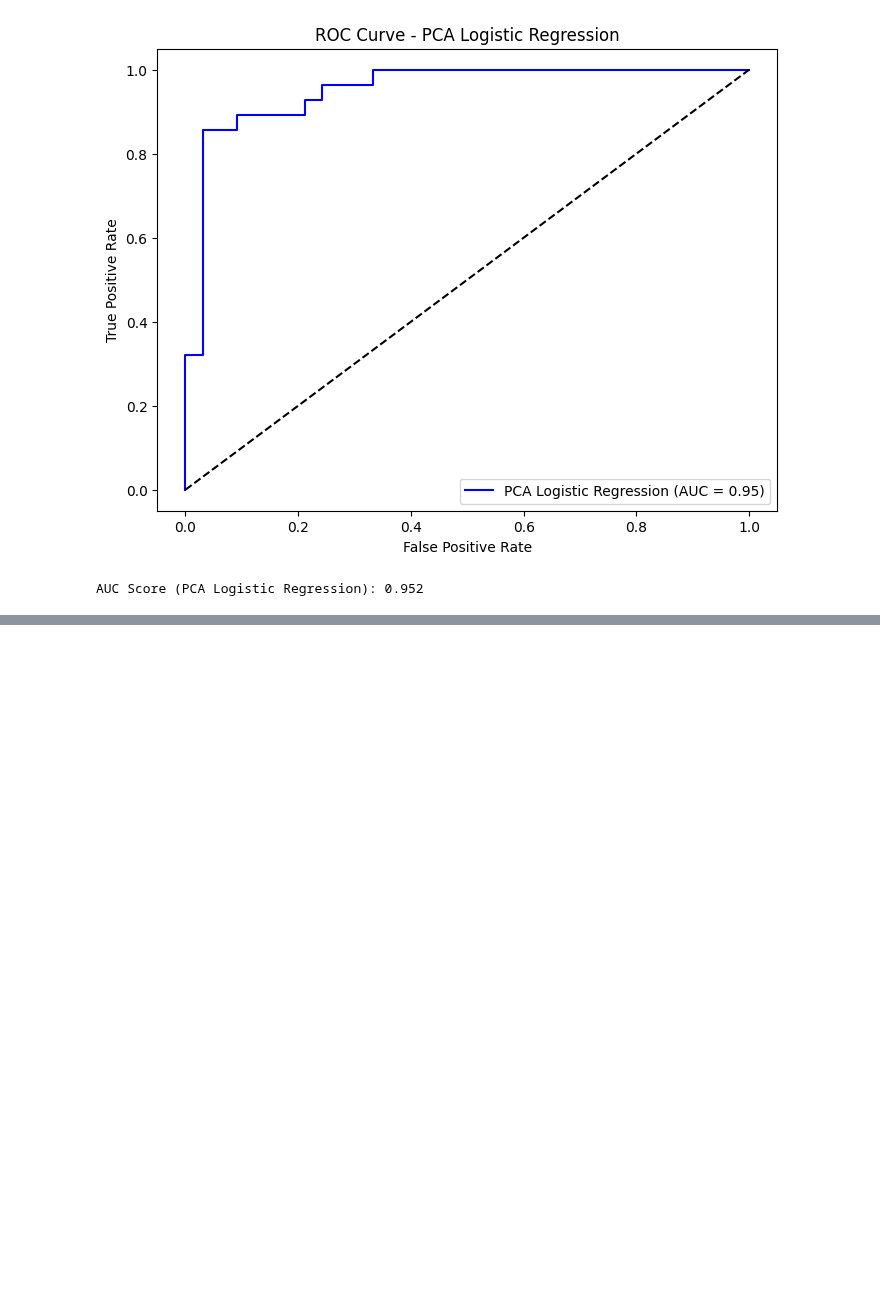
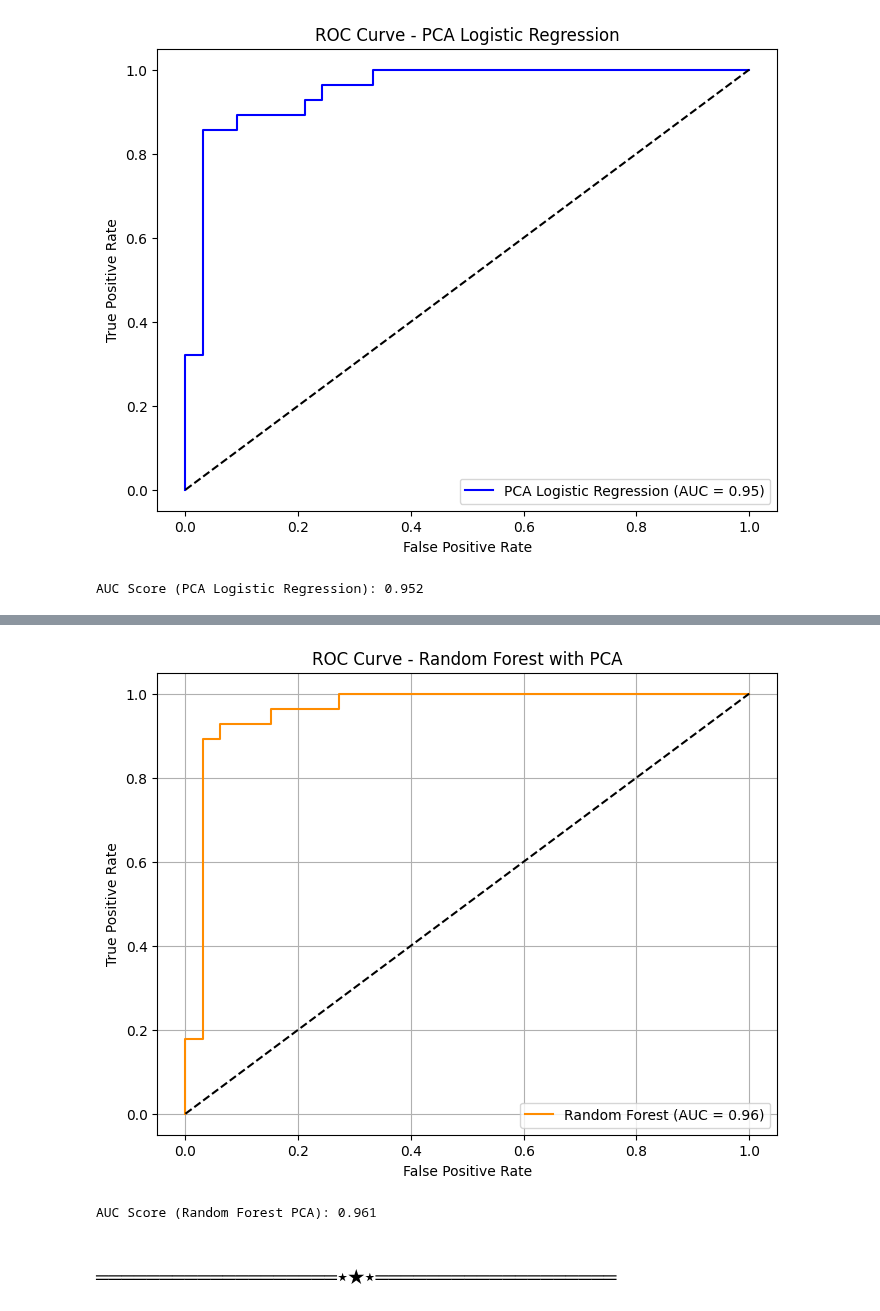
Before and after one commit to don-06don/heartdisease-ML-Model, a Jupyter notebook: notebooks/04_supervised_learning.ipynb, the cells around one changed output, grey strips where cells are left out. Drawn from its saved outputs; the diff is of its cells as text; code cells hidden in the pictures; blank space fills up the shorter version.

```diff
--- a/notebooks/04_supervised_learning.ipynb
+++ b/notebooks/04_supervised_learning.ipynb
@@ -193,0 +448,12 @@ AUC Score (PCA Logistic Regression): 0.952
+# %%
+X_train_pca, X_test_pca, y_train_pca, y_test_pca = train_test_split(
+    X_pca, y, test_size=0.2, random_state=42, stratify=y
+)
+rf_pca = RandomForestClassifier(random_state=42, n_estimators=100, max_depth=5)
+rf_pca.fit(X_train_pca, y_train_pca)
+y_pred_pca = rf_pca.predict(X_test_pca)
+y_prob_pca = rf_pca.predict_proba(X_test_pca)[:,1]
+
+print("🔹 Random Forest - PCA Features")
+print("Accuracy:", accuracy_score(y_test_pca, y_pred_pca))
+print(classification_report(y_test_pca, y_pred_pca))
@@ -193,0 +489,20 @@ AUC Score (PCA Logistic Regression): 0.952
+# %%
+fpr, tpr, _ = roc_curve(y_test_pca, y_prob_pca)
+auc_score = roc_auc_score(y_test_pca, y_prob_pca)
+
+plt.figure(figsize=(8,6))
+plt.plot(fpr, tpr, label=f"Random Forest (AUC = {auc_score:.2f})", color="darkorange")
+plt.plot([0,1],[0,1],'k--')
+plt.xlabel("False Positive Rate")
+plt.ylabel("True Positive Rate")
+plt.title("ROC Curve - Random Forest with PCA")
+plt.legend()
+plt.grid(True)
+plt.show()
+
+print(f"AUC Score (Random Forest PCA): {auc_score:.3f}")
+# %% [output]
+[figure, added]
+AUC Score (Random Forest PCA): 0.961
+# %% [markdown]
+### ═══════════════════⋆★⋆═══════════════════
```
Also changed, not shown: parts of 28 cells of this notebook, 2 other files.
